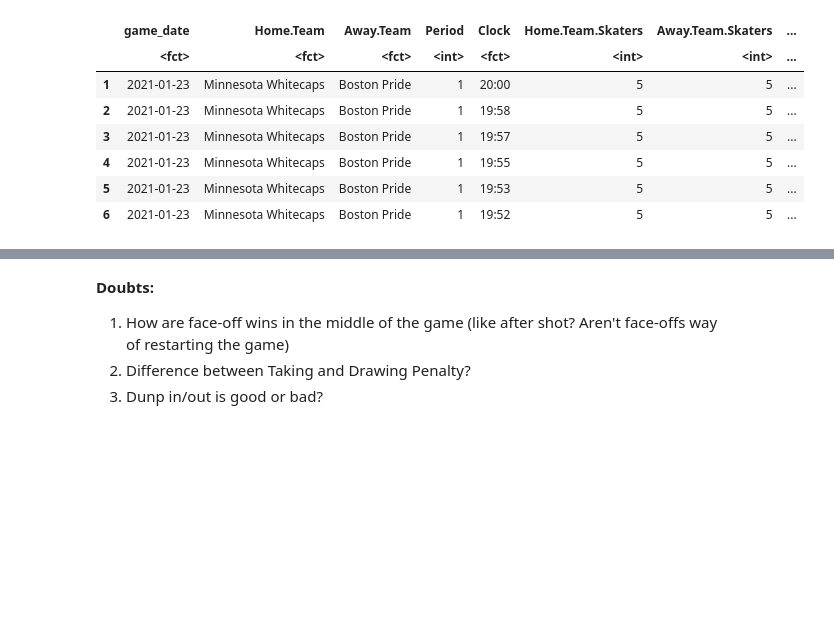
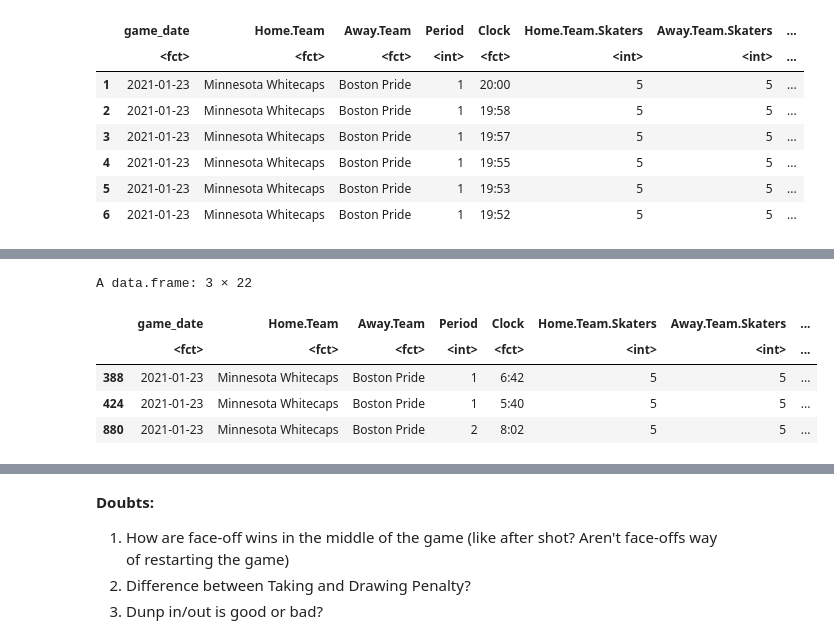
Before and after one commit to Harithap13/Rotman-Summer-NHWL-Datathon, a Jupyter notebook: rsd-nhwl-understanding-data.ipynb, the cells around one changed output, grey strips where cells are left out. Saved outputs shown, nothing was run; the diff lists cells and outputs as text; code cells hidden in the pictures; blank space fills up the shorter version.

Commit message:
Data Exploration

```diff
--- a/rsd-nhwl-understanding-data.ipynb
+++ b/rsd-nhwl-understanding-data.ipynb
@@ -101,3 +102,25 @@ The dates on which these games were played are:
 [1] "2021-01-30"
 [1] "2021-01-31"
 [1] "2021-02-01"
+# %%
+## Answer 2:
+
+cat("Number of home teams: ", length(unique(nhwl_df[['Home.Team']])))
+cat("\n")
+for(i in unique(nhwl_df[['Home.Team']])){
+    print(i)
+}
+cat("\nNumber of away teams: ", length(unique(nhwl_df[['Away.Team']])))
+cat("\n")
+for(i in unique(nhwl_df[['Away.Team']])){
+    print(i)
+}
+
+# pair of competing teams
+nhwl_df$Team.Pairs = paste(nhwl_df$Home.Team, '&', nhwl_df$Away.Team)
+cat("\n\nPairs of competing teams: ", length(unique(nhwl_df[['Team.Pairs']])))
+pair_of_teams = as.list(unique(nhwl_df[["Team.Pairs"]]))
+cat("\n\n")
+for(i in pair_of_teams){
+    print(as.character(i))
+}
@@ -103,0 +145,10 @@ The dates on which these games were played are:
+# %%
+goal_df <- nhwl_df[nhwl_df['Event']=='Goal', ]
+head(goal_df,3)
+# %% [output]
+A data.frame: 3 × 22
+|  | game_date | Home.Team | Away.Team | Period | Clock | Home.Team.Skaters | Away.Team.Skaters | ... |
+|  | <fct> | <fct> | <fct> | <int> | <fct> | <int> | <int> | ... |
+| 388 | 2021-01-23 | Minnesota Whitecaps | Boston Pride | 1 | 6:42 | 5 | 5 | ... |
+| 424 | 2021-01-23 | Minnesota Whitecaps | Boston Pride | 1 | 5:40 | 5 | 5 | ... |
+| 880 | 2021-01-23 | Minnesota Whitecaps | Boston Pride | 2 | 8:02 | 5 | 5 | ... |
```
Also changed, not shown: parts of 6 cells of this notebook.
